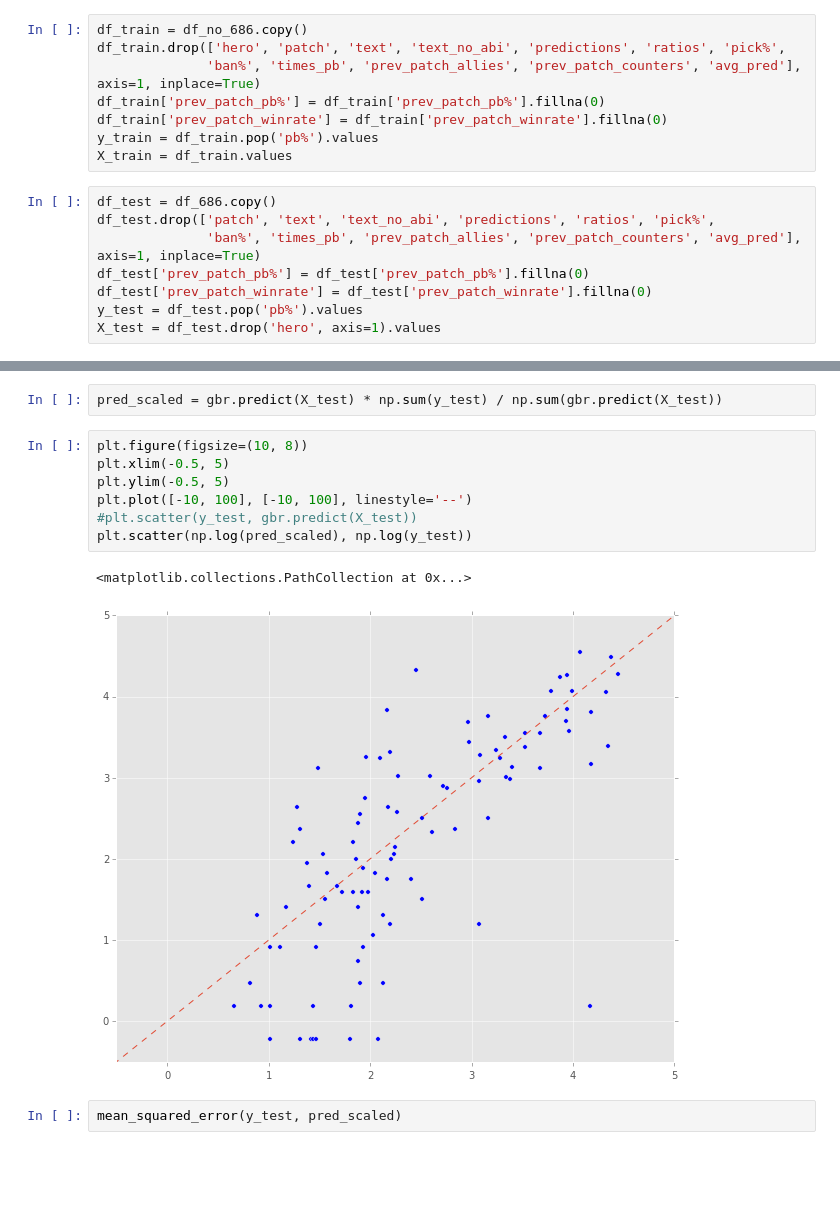
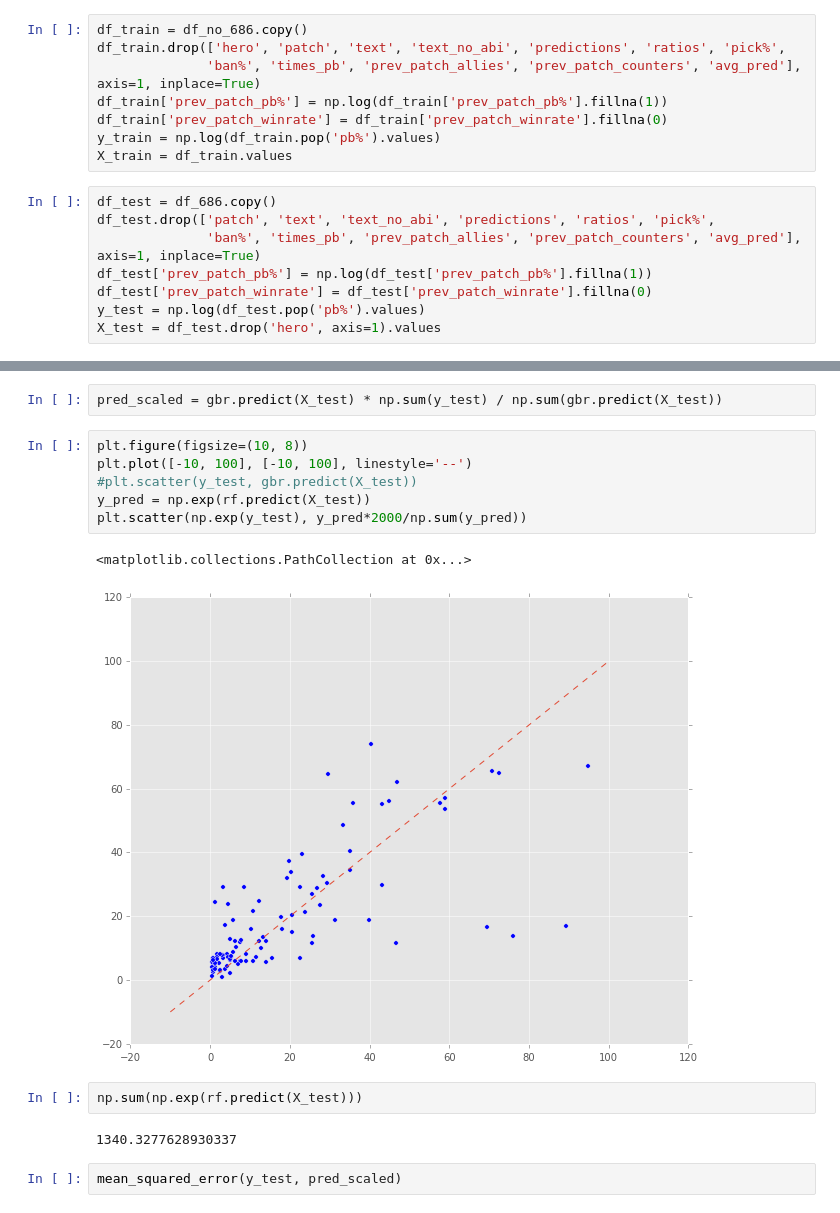
Before and after one commit to shime-saba/moba_balance_prediction, a Jupyter notebook: notebooks/model_building.ipynb, the cells around one changed output, grey strips where cells are left out. Cells and saved outputs as stored; diff of their text form; blank space fills up the shorter version.

```diff
--- a/notebooks/model_building.ipynb
+++ b/notebooks/model_building.ipynb
@@ -441,17 +444,17 @@ df_no_686 = pd.concat(patch_draft_dfs, keys=None)
 df_train = df_no_686.copy()
 df_train.drop(['hero', 'patch', 'text', 'text_no_abi', 'predictions', 'ratios', 'pick%',
               'ban%', 'times_pb', 'prev_patch_allies', 'prev_patch_counters', 'avg_pred'], axis=1, inplace=True)
-df_train['prev_patch_pb%'] = df_train['prev_patch_pb%'].fillna(0)
+df_train['prev_patch_pb%'] = np.log(df_train['prev_patch_pb%'].fillna(1))
 df_train['prev_patch_winrate'] = df_train['prev_patch_winrate'].fillna(0)
-y_train = df_train.pop('pb%').values
+y_train = np.log(df_train.pop('pb%').values)
 X_train = df_train.values
 # %%
 df_test = df_686.copy()
 df_test.drop(['patch', 'text', 'text_no_abi', 'predictions', 'ratios', 'pick%',
               'ban%', 'times_pb', 'prev_patch_allies', 'prev_patch_counters', 'avg_pred'], axis=1, inplace=True)
-df_test['prev_patch_pb%'] = df_test['prev_patch_pb%'].fillna(0)
+df_test['prev_patch_pb%'] = np.log(df_test['prev_patch_pb%'].fillna(1))
 df_test['prev_patch_winrate'] = df_test['prev_patch_winrate'].fillna(0)
-y_test = df_test.pop('pb%').values
+y_test = np.log(df_test.pop('pb%').values)
 X_test = df_test.drop('hero', axis=1).values
 # %%
 rf = RandomForestRegressor(n_estimators=100, n_jobs=-1, random_state=0)
@@ -784,14 +787,17 @@ np.sum(gbr.predict(X_test))
 pred_scaled = gbr.predict(X_test) * np.sum(y_test) / np.sum(gbr.predict(X_test))
 # %%
 plt.figure(figsize=(10, 8))
-plt.xlim(-0.5, 5)
-plt.ylim(-0.5, 5)
 plt.plot([-10, 100], [-10, 100], linestyle='--')
 #plt.scatter(y_test, gbr.predict(X_test))
-plt.scatter(np.log(pred_scaled), np.log(y_test))
+y_pred = np.exp(rf.predict(X_test))
+plt.scatter(np.exp(y_test), y_pred*2000/np.sum(y_pred))
 # %% [output]
 <matplotlib.collections.PathCollection at 0x...>
-[figure, old version]
+[figure, new version]
+# %%
+np.sum(np.exp(rf.predict(X_test)))
+# %% [output]
+1340.3277628930337
 # %%
 mean_squared_error(y_test, pred_scaled)
 # %% [output]
```
Also changed, not shown: parts of 4 cells of this notebook, 8 other files.
